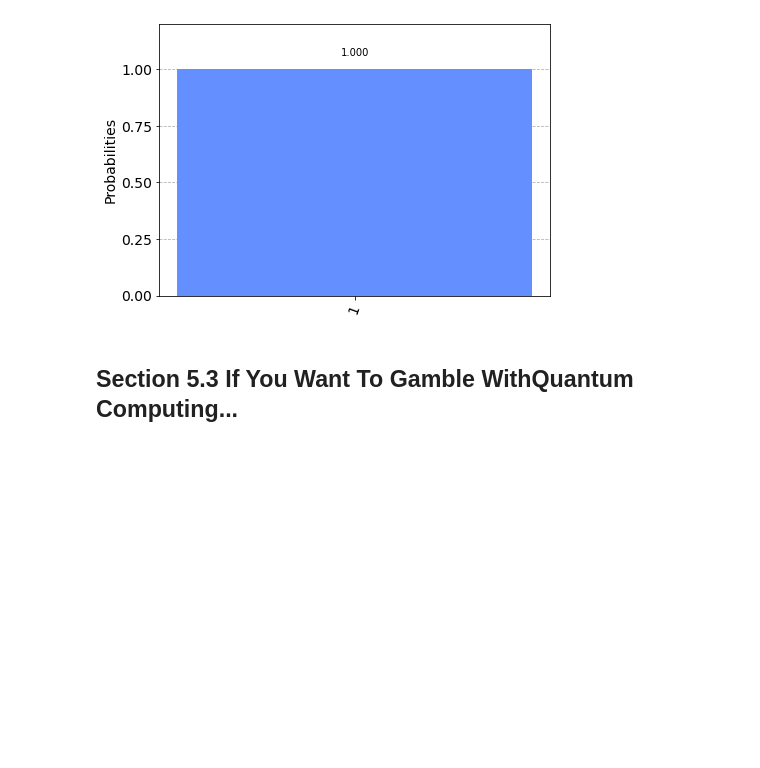
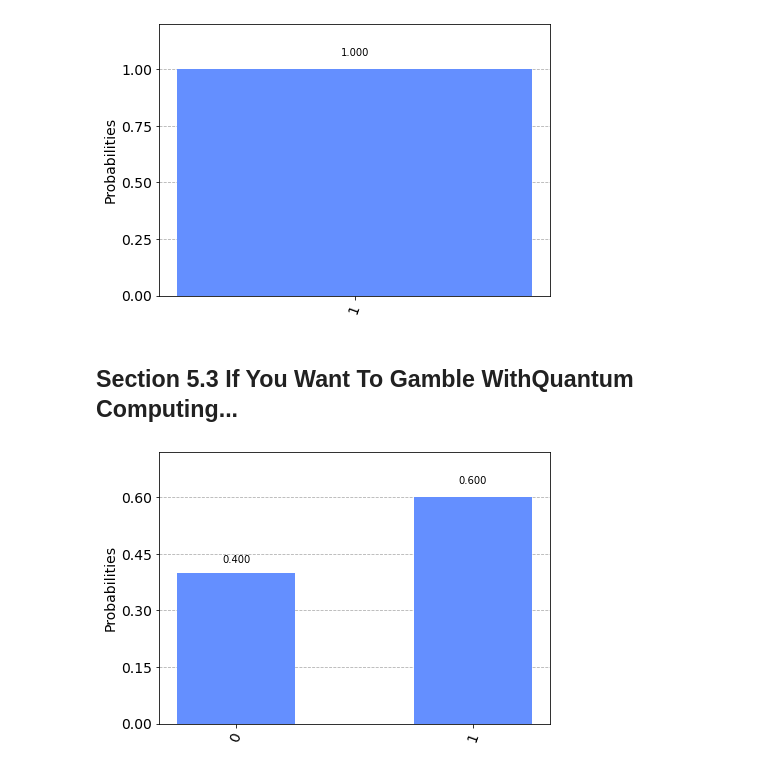
Before and after one commit to quantum-machine-learning/Hands-On-Quantum-Machine-Learning-With-Python-Vol-1, a Jupyter notebook: chapter_05.ipynb, the cells around one changed output. Cells and saved outputs as stored; diff of their text form; code cells hidden in the pictures; blank space fills up the shorter version.

Commit message:
Update Hands-On-Quantum-Machine-Learning-With-Python-Vol-1

```diff
--- a/chapter_05.ipynb
+++ b/chapter_05.ipynb
@@ -172,0 +171,27 @@ plot_histogram(counts)
+# %%
+# Listing 5.10: Weighted initial state
+
+from math import sqrt
+from qiskit import QuantumCircuit, Aer, execute
+from qiskit.visualization import plot_histogram
+import matplotlib.pyplot as plt
+
+# Define state |psi>
+initial_state = [sqrt(0.4), sqrt(0.6)]
+
+# Redefine the quantum circuit
+qc = QuantumCircuit(1)
+
+# Initialise the 0th qubit in the state `initial_state`
+qc.initialize(initial_state, 0)
+
+# Tell Qiskit how to simulate our circuit
+backend = Aer.get_backend('statevector_simulator')
+
+# execute the qc
+results = execute(qc,backend).result().get_counts()
+
+# plot the results
+plot_histogram(results)
+# %% [output]
+[figure, added]
```
Also changed, not shown: parts of 6 cells of this notebook, 9 other files.
